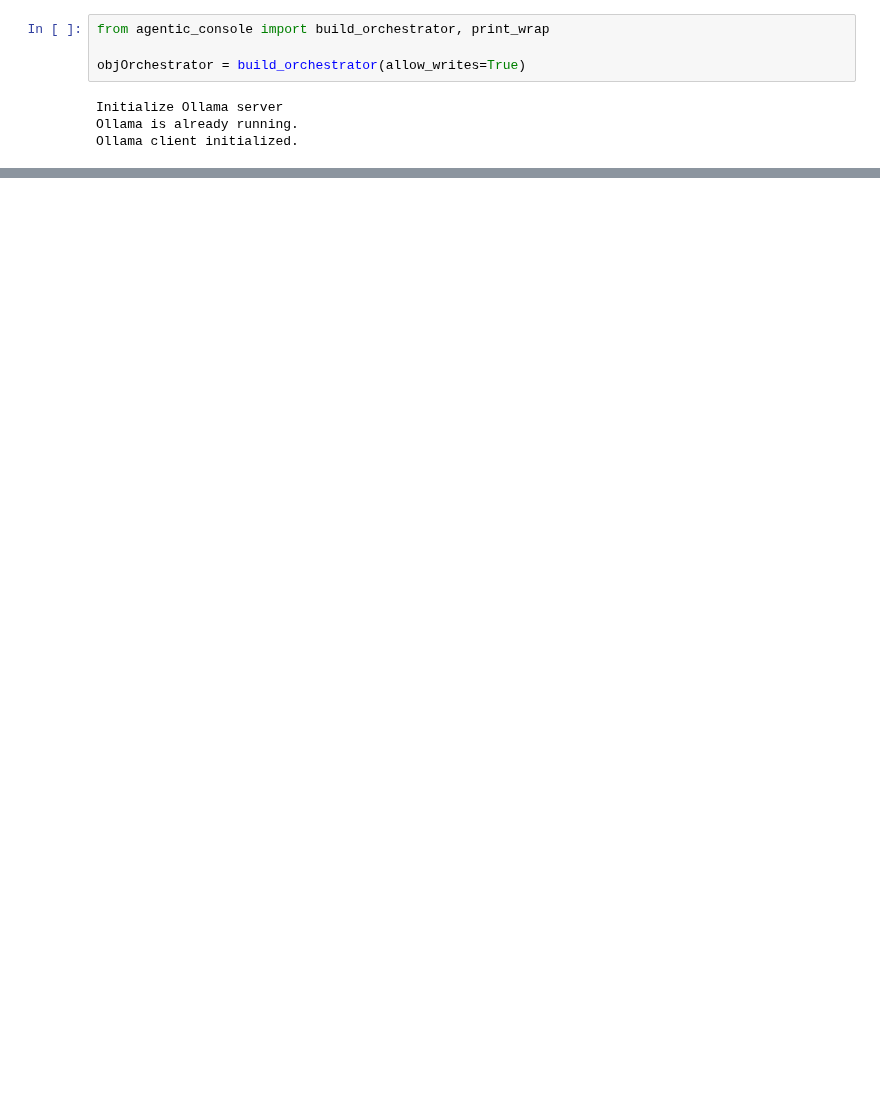
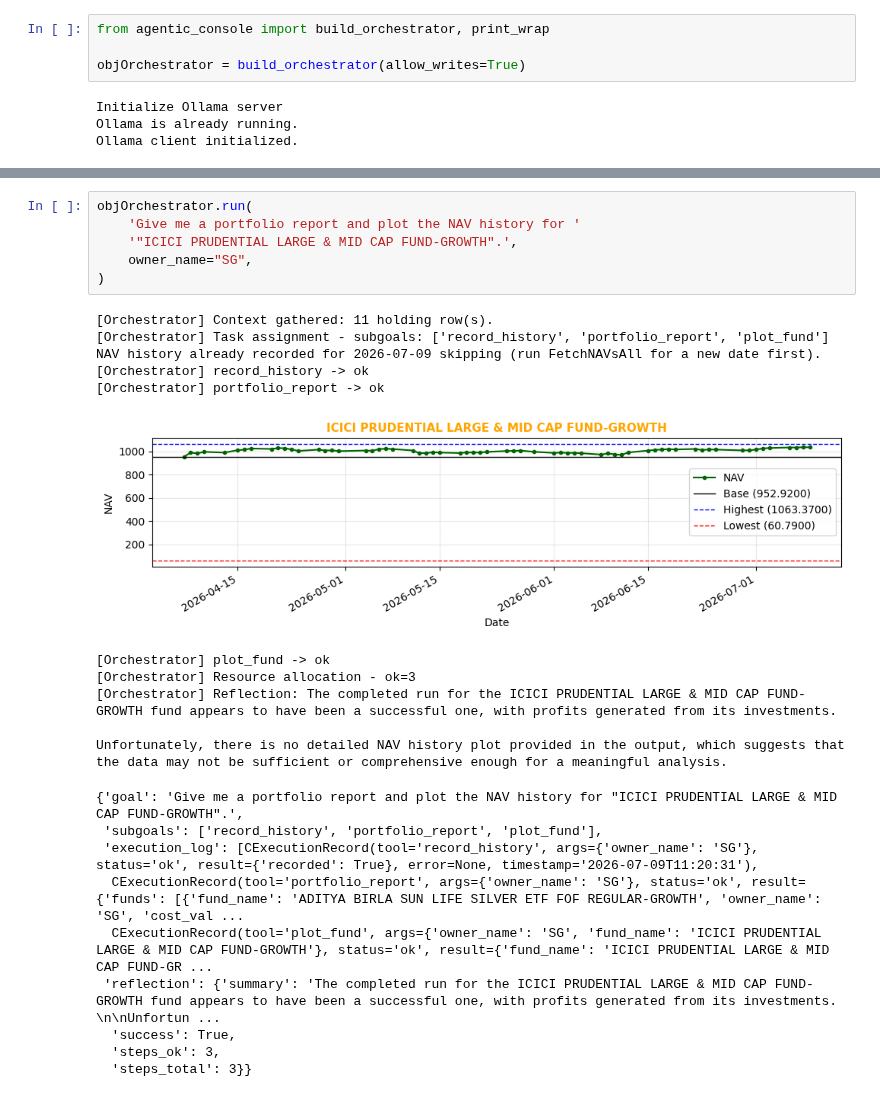
Before and after one commit to apachetechnology/wsAgenticAIFW, a Jupyter notebook: nbAgenticConsole.ipynb, the cells around one changed output, grey strips where cells are left out. Drawn from its saved outputs; the diff is of its cells as text; blank space fills up the shorter version.

```diff
--- a/nbAgenticConsole.ipynb
+++ b/nbAgenticConsole.ipynb
@@ -67,0 +63,27 @@ Here are the key metrics from their historical performance:
+# %%
+objOrchestrator.run(
+    'Give me a portfolio report and plot the NAV history for '
+    '"ICICI PRUDENTIAL LARGE & MID CAP FUND-GROWTH".',
+    owner_name="SG",
+)
+# %% [output]
+[Orchestrator] Context gathered: 11 holding row(s).
+[Orchestrator] Task assignment - subgoals: ['record_history', 'portfolio_report', 'plot_fund']
+NAV history already recorded for 2026-07-09 skipping (run FetchNAVsAll for a new date first).
+[Orchestrator] record_history -> ok
+[Orchestrator] portfolio_report -> ok
+[figure, added]
+[Orchestrator] plot_fund -> ok
+[Orchestrator] Resource allocation - ok=3
+[Orchestrator] Reflection: The completed run for the ICICI PRUDENTIAL LARGE & MID CAP FUND-GROWTH fund appears to have been a successful one, with profits generated from its investments.
+
+Unfortunately, there is no detailed NAV history plot provided in the output, which suggests that the data may not be sufficient or comprehensive enough for a meaningful analysis.
+{'goal': 'Give me a portfolio report and plot the NAV history for "ICICI PRUDENTIAL LARGE & MID CAP FUND-GROWTH".',
+ 'subgoals': ['record_history', 'portfolio_report', 'plot_fund'],
+ 'execution_log': [CExecutionRecord(tool='record_history', args={'owner_name': 'SG'}, status='ok', result={'recorded': True}, error=None, timestamp='2026-07-09T11:20:31'),
+  CExecutionRecord(tool='portfolio_report', args={'owner_name': 'SG'}, status='ok', result={'funds': [{'fund_name': 'ADITYA BIRLA SUN LIFE SILVER ETF FOF REGULAR-GROWTH', 'owner_name': 'SG', 'cost_val ...
+  CExecutionRecord(tool='plot_fund', args={'owner_name': 'SG', 'fund_name': 'ICICI PRUDENTIAL LARGE & MID CAP FUND-GROWTH'}, status='ok', result={'fund_name': 'ICICI PRUDENTIAL LARGE & MID CAP FUND-GR ...
+ 'reflection': {'summary': 'The completed run for the ICICI PRUDENTIAL LARGE & MID CAP FUND-GROWTH fund appears to have been a successful one, with profits generated from its investments. \n\nUnfortun ...
+  'success': True,
+  'steps_ok': 3,
+  'steps_total': 3}}
```
Also changed, not shown: parts of 2 cells of this notebook.
